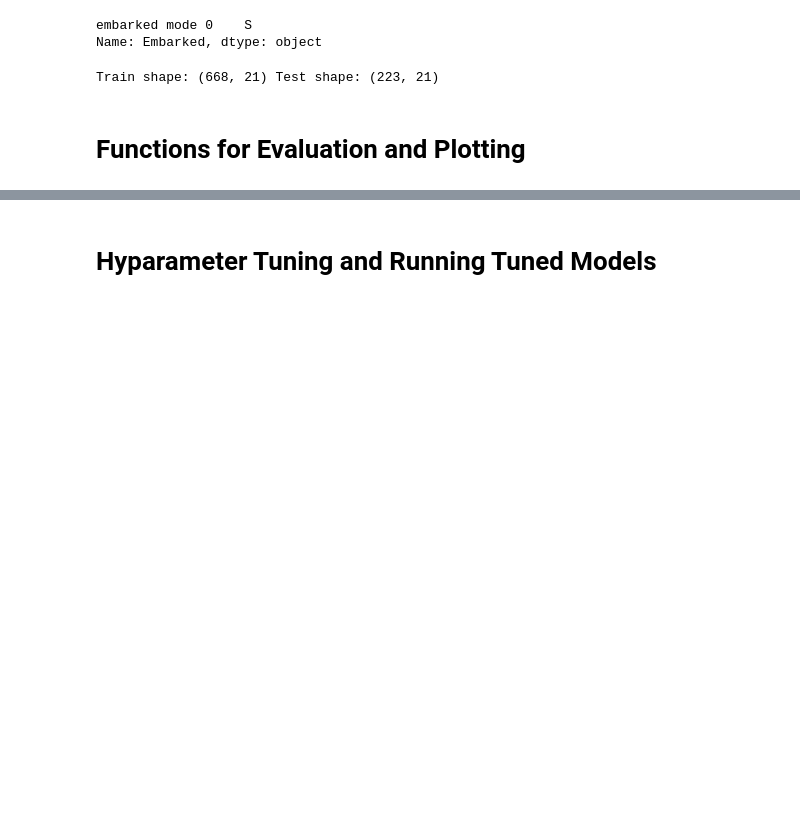
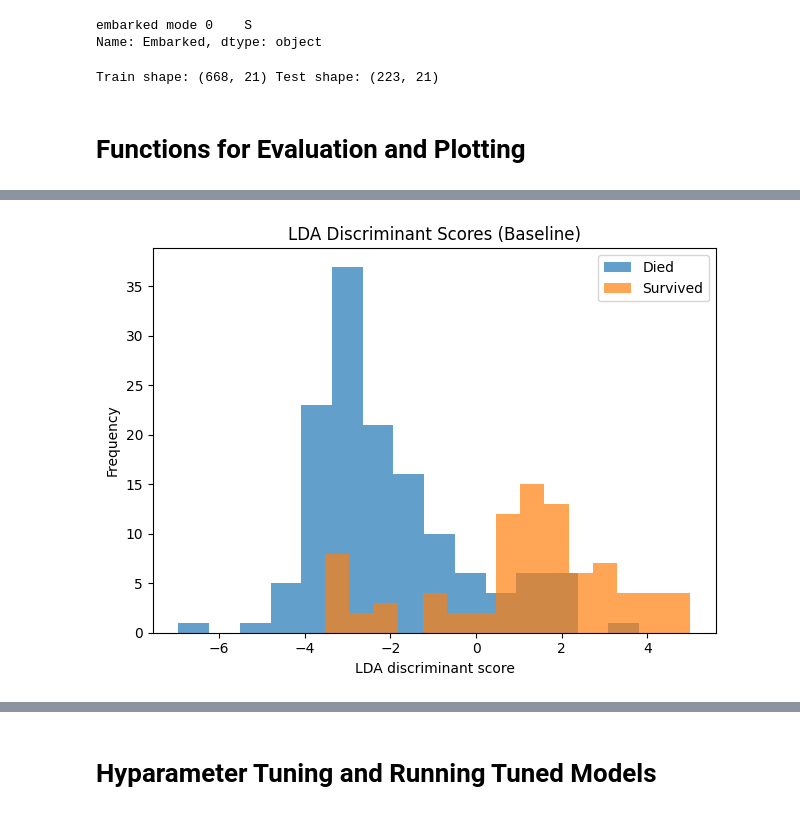
Before and after one commit to RoxyLiu66/data_572_group_5, a Jupyter notebook: coding/combined_models.ipynb, the cells around one changed output, grey strips where cells are left out. Cells and saved outputs as stored; diff of their text form; code cells hidden in the pictures; blank space fills up the shorter version.

```diff
--- a/coding/combined_models.ipynb
+++ b/coding/combined_models.ipynb
@@ -336,0 +343,14 @@ plot_confusion_matrices(baseline_results, title_suffix="Baseline")
+# %%
+lda_baseline_model = baseline_models["LDA"]
+lda_scores_baseline = lda_baseline_model.decision_function(X_test)
+plt.figure()
+plt.hist(lda_scores_baseline[y_test == 0], bins=15, alpha=0.7, label="Died")
+plt.hist(lda_scores_baseline[y_test == 1], bins=15, alpha=0.7, label="Survived")
+plt.xlabel("LDA discriminant score")
+plt.ylabel("Frequency")
+plt.title("LDA Discriminant Scores (Baseline)")
+plt.legend()
+plt.tight_layout()
+plt.show()
+# %% [output]
+[figure, added]
```
Also changed, not shown: parts of 28 cells of this notebook.
